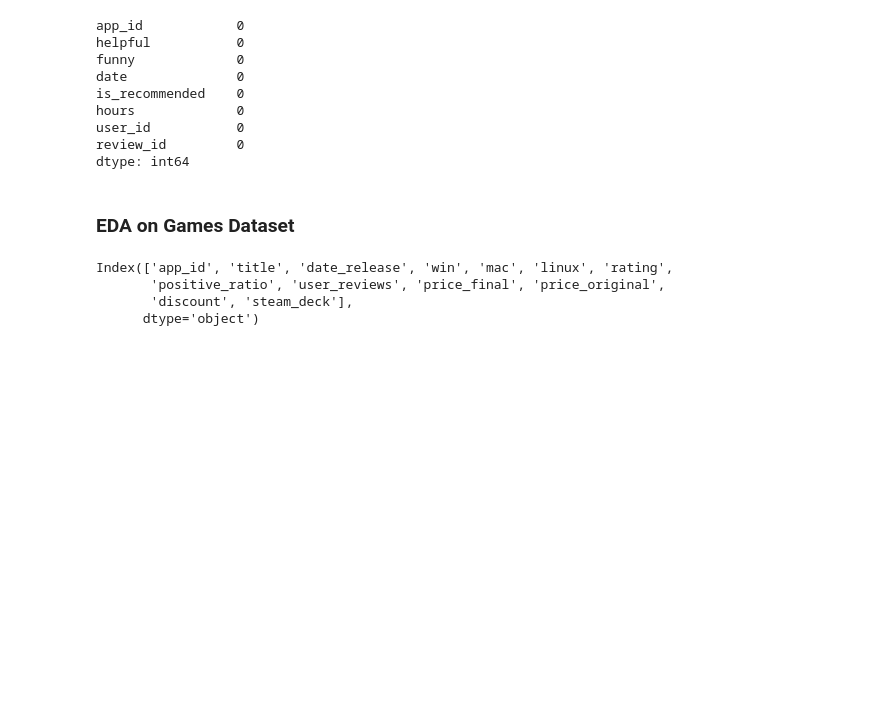
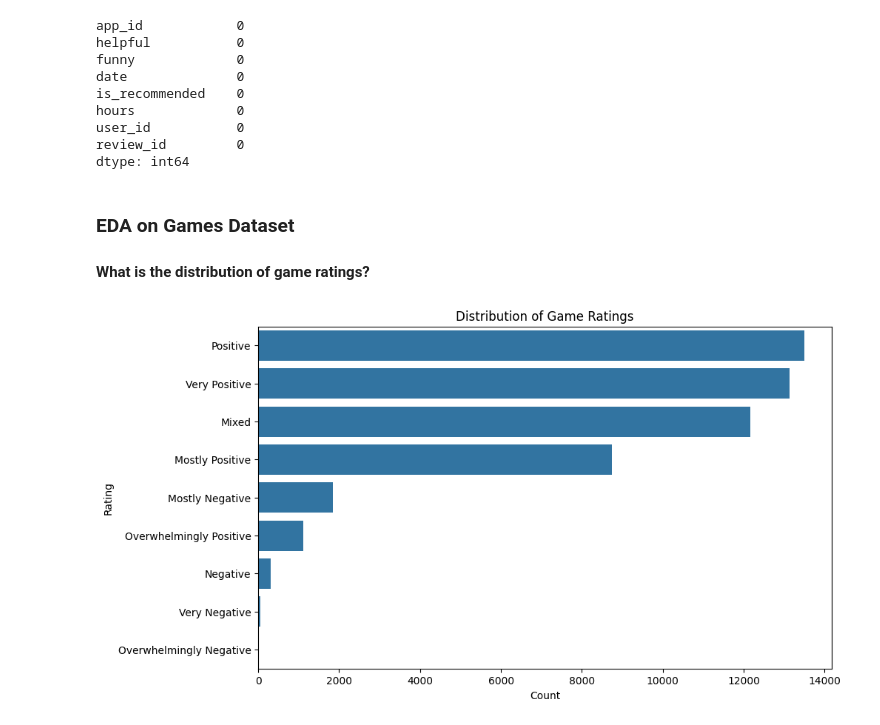
Before and after one commit to Darknight47/Data-Science-Project-02, a Jupyter notebook: steam_game_recommendation.ipynb, the cells around one changed output. Cells and saved outputs as stored; diff of their text form; code cells hidden in the pictures; blank space fills up the shorter version.

```diff
--- a/steam_game_recommendation.ipynb
+++ b/steam_game_recommendation.ipynb
@@ -79,10 +81,14 @@ review_id         0
 dtype: int64
 # %% [markdown]
 ### EDA on Games Dataset
+#### What is the distribution of game ratings?
-# %%
-games_df.columns
-# %% [output]
-Index(['app_id', 'title', 'date_release', 'win', 'mac', 'linux', 'rating',
-       'positive_ratio', 'user_reviews', 'price_final', 'price_original',
-       'discount', 'steam_deck'],
-      dtype='object')
+# %%
+# Count plot for game ratings
+plt.figure(figsize=(10, 6))
+sns.countplot(y=games_df['rating'], order=games_df['rating'].value_counts().index)
+plt.title('Distribution of Game Ratings')
+plt.xlabel('Count')
+plt.ylabel('Rating')
+plt.show()
+# %% [output]
+[figure, added]
```
Also changed, not shown: parts of 12 cells of this notebook.
